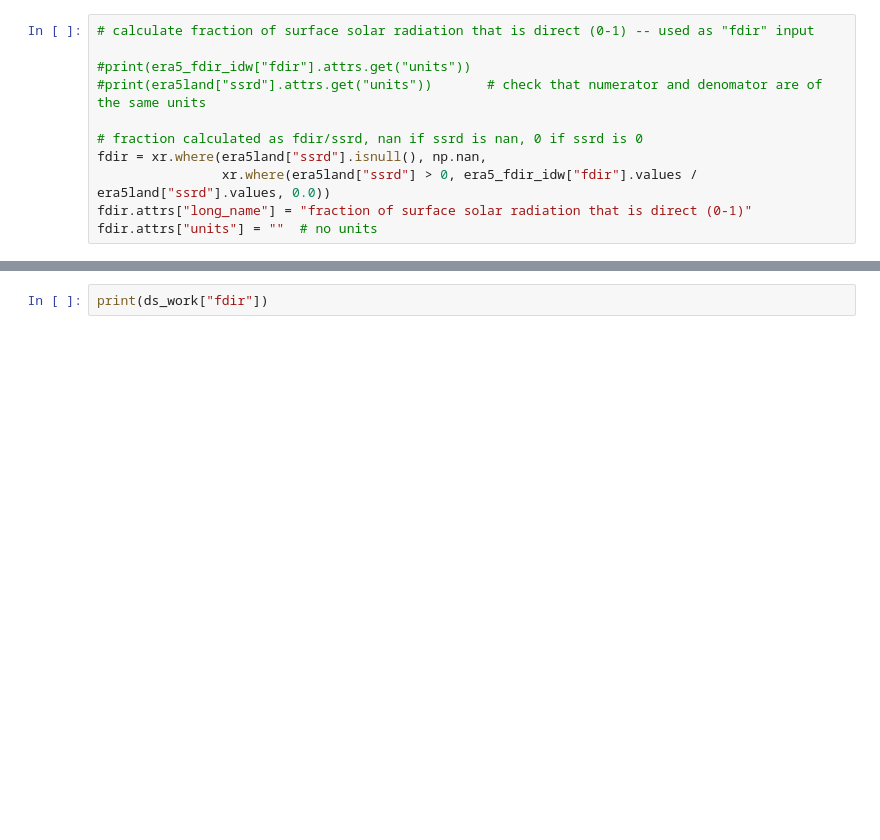
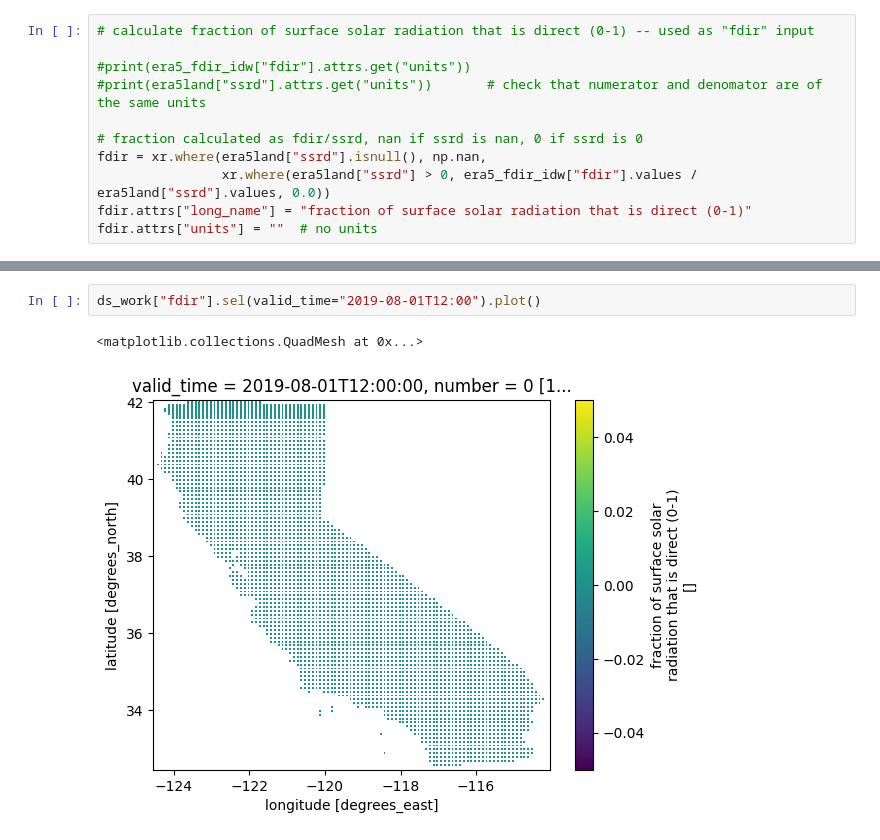
Before and after one commit to JuliaE0/WBGT-heat-project, a Jupyter notebook: variable preprocessing.ipynb, the cells around one changed output, grey strips where cells are left out. Saved outputs shown, nothing was run; the diff lists cells and outputs as text; blank space fills up the shorter version.

```diff
--- a/variable preprocessing.ipynb
+++ b/variable preprocessing.ipynb
@@ -200,3 +241,6 @@ print(ds_work["solar"])
 # %%
-print(ds_work["fdir"])
+ds_work["fdir"].sel(valid_time="2019-08-01T12:00").plot()
+# %% [output]
+<matplotlib.collections.QuadMesh at 0x...>
+[figure, added]
 # %%
```
Also changed, not shown: parts of 23 cells of this notebook.
